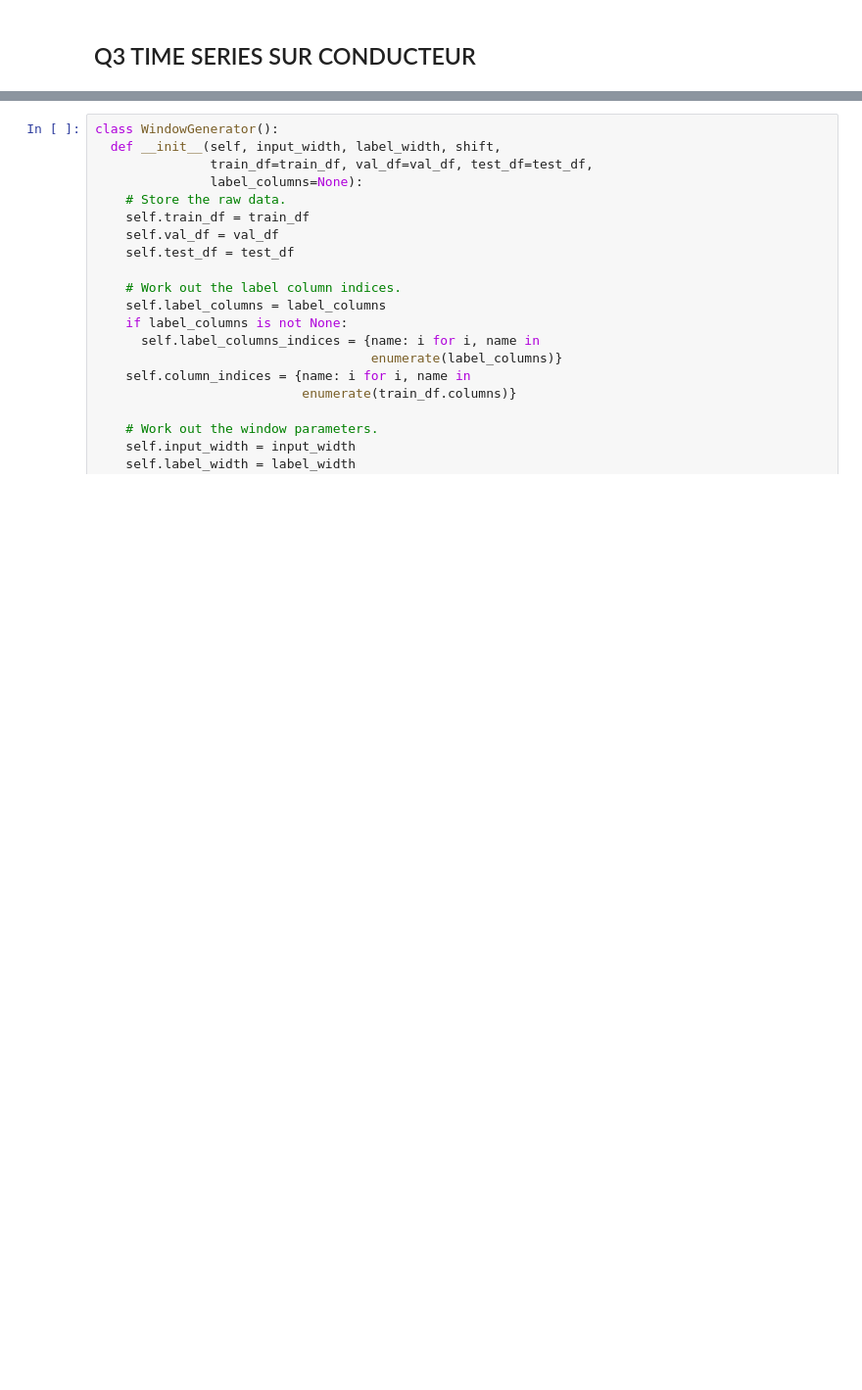
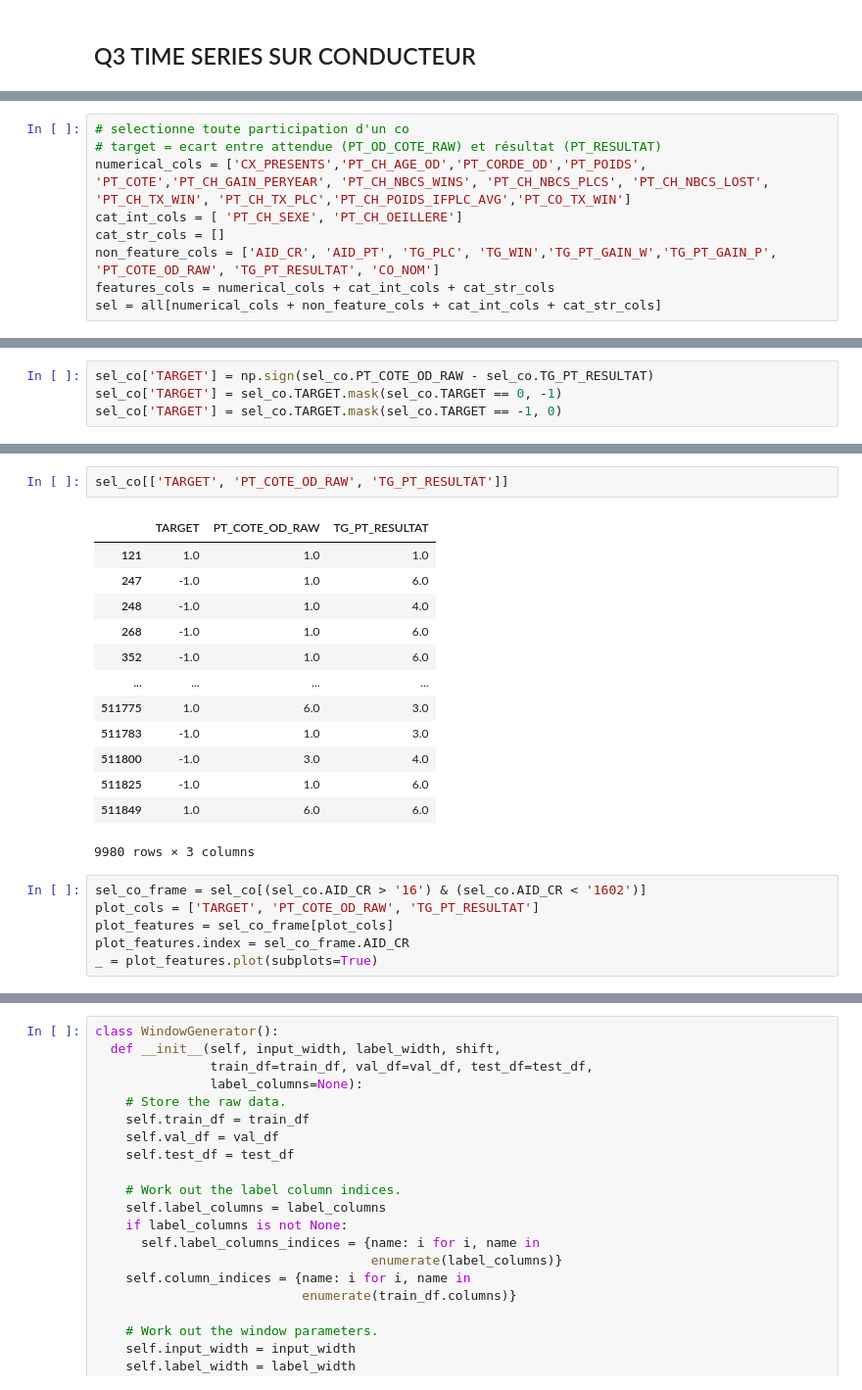
Before and after one commit to zenAurelius/rai-h-, a Jupyter notebook: TF2.ipynb, the cells around one changed output, grey strips where cells are left out. Shown at 98% size. Saved outputs shown, nothing was run; the diff lists cells and outputs as text; blank space fills up the shorter version.

```diff
--- a/TF2.ipynb
+++ b/TF2.ipynb
@@ -967,3 +976,12 @@ go        16401          16401         100.00    40255.99      245.45
+# %%
+# selectionne toute participation d'un co
+# target = ecart entre attendue (PT_OD_COTE_RAW) et résultat (PT_RESULTAT)
+numerical_cols = ['CX_PRESENTS','PT_CH_AGE_OD','PT_CORDE_OD','PT_POIDS', 'PT_COTE','PT_CH_GAIN_PERYEAR', 'PT_CH_NBCS_WINS', 'PT_CH_NBCS_PLCS', 'PT_CH_NBCS_LOST', 'PT_CH_TX_WIN', 'PT_CH_TX_PLC','PT_CH_POIDS_IFPLC_AVG','PT_CO_TX_WIN']
+cat_int_cols = [ 'PT_CH_SEXE', 'PT_CH_OEILLERE']
+cat_str_cols = []
+non_feature_cols = ['AID_CR', 'AID_PT', 'TG_PLC', 'TG_WIN','TG_PT_GAIN_W','TG_PT_GAIN_P', 'PT_COTE_OD_RAW', 'TG_PT_RESULTAT', 'CO_NOM']
+features_cols = numerical_cols + cat_int_cols + cat_str_cols
+sel = all[numerical_cols + non_feature_cols + cat_int_cols + cat_str_cols]
 # %%
 sel_co = sel[sel.CO_NOM == 'Guyon M.']
 sel_co
@@ -983,0 +1002,4 @@ sel_co
+# %%
+sel_co['TARGET'] = np.sign(sel_co.PT_COTE_OD_RAW - sel_co.TG_PT_RESULTAT)
+sel_co['TARGET'] = sel_co.TARGET.mask(sel_co.TARGET == 0, -1)
+sel_co['TARGET'] = sel_co.TARGET.mask(sel_co.TARGET == -1, 0)
@@ -983,0 +1022,22 @@ sel_co
+# %%
+sel_co[['TARGET', 'PT_COTE_OD_RAW', 'TG_PT_RESULTAT']]
+# %% [output]
+|  | TARGET | PT_COTE_OD_RAW | TG_PT_RESULTAT |
+| 121 | 1.0 | 1.0 | 1.0 |
+| 247 | -1.0 | 1.0 | 6.0 |
+| 248 | -1.0 | 1.0 | 4.0 |
+| 268 | -1.0 | 1.0 | 6.0 |
+| 352 | -1.0 | 1.0 | 6.0 |
+| ... | ... | ... | ... |
+| 511775 | 1.0 | 6.0 | 3.0 |
+| 511783 | -1.0 | 1.0 | 3.0 |
+| 511800 | -1.0 | 3.0 | 4.0 |
+| 511825 | -1.0 | 1.0 | 6.0 |
+| 511849 | 1.0 | 6.0 | 6.0 |
+9980 rows × 3 columns
+# %%
+sel_co_frame = sel_co[(sel_co.AID_CR > '16') & (sel_co.AID_CR < '1602')]
+plot_cols = ['TARGET', 'PT_COTE_OD_RAW', 'TG_PT_RESULTAT']
+plot_features = sel_co_frame[plot_cols]
+plot_features.index = sel_co_frame.AID_CR
+_ = plot_features.plot(subplots=True)
```
Also changed, not shown: parts of 8 cells of this notebook.
